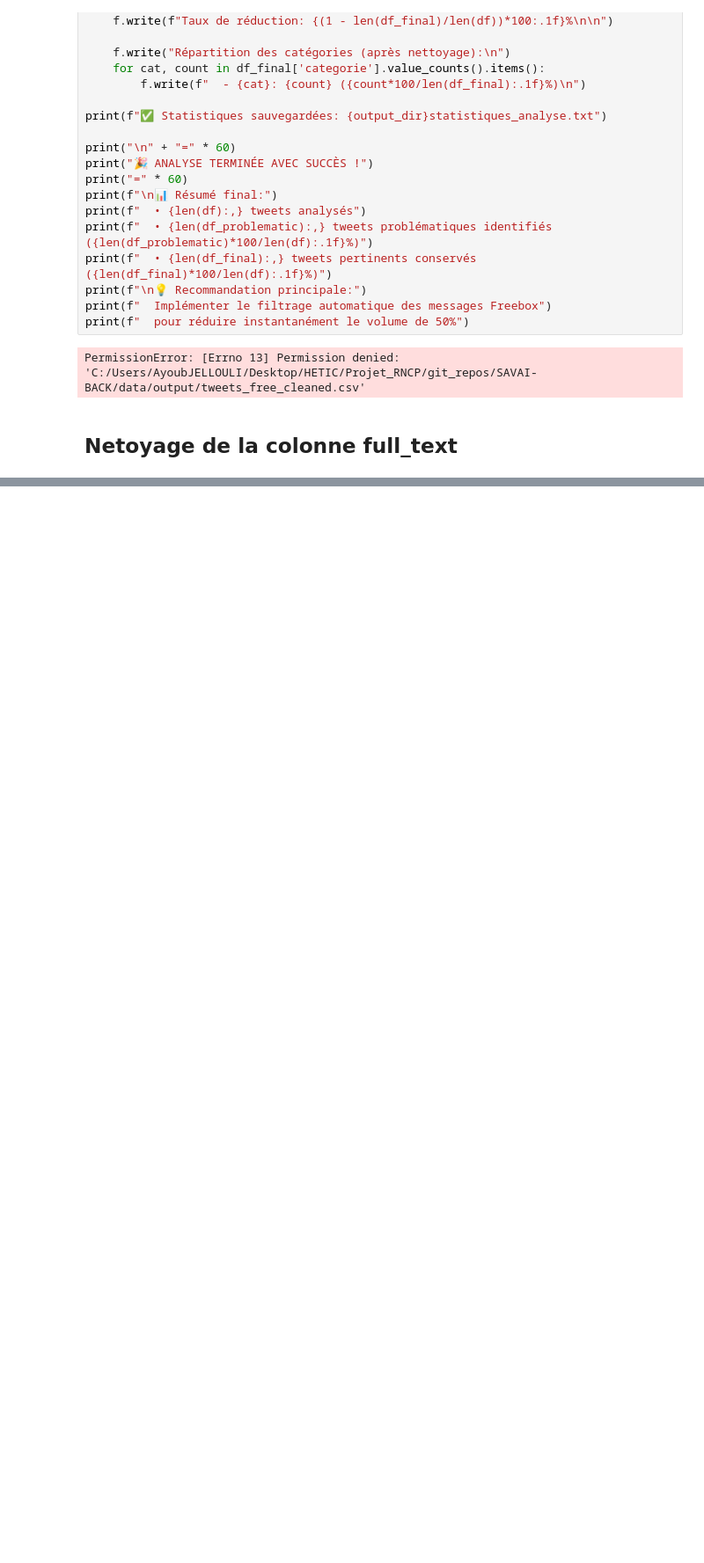
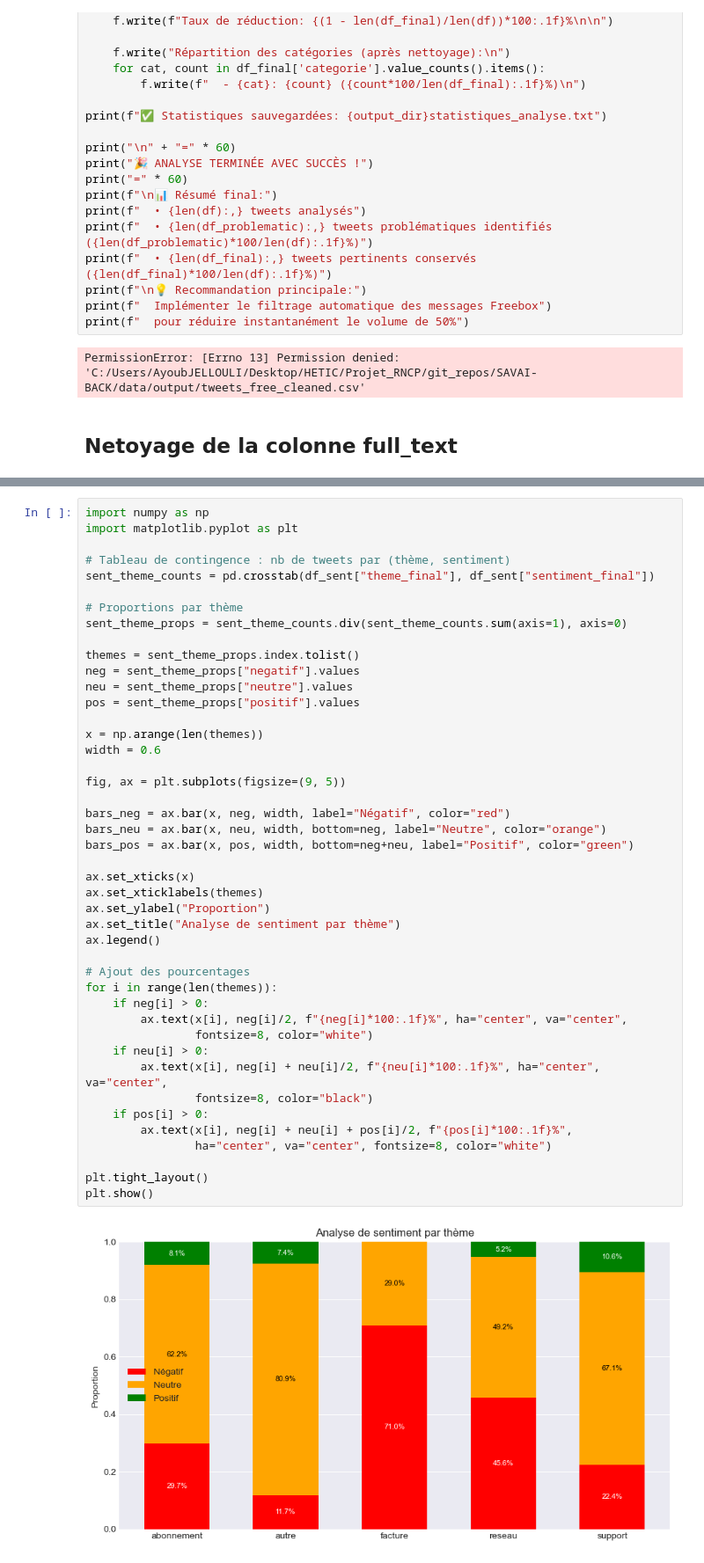
Before and after one commit to Ayoub-J/SAVAI-BACK, a Jupyter notebook: analyse_tweets_free - Copie - Copie.ipynb, the cells around one changed output, grey strips where cells are left out. Shown at 88% size. Cells and saved outputs as stored; diff of their text form; blank space fills up the shorter version.

```diff
--- a/analyse_tweets_free - Copie - Copie.ipynb
+++ b/analyse_tweets_free - Copie - Copie.ipynb
@@ -1281,0 +1747,46 @@ PermissionError: [Errno 13] Permission denied: 'C:/Users/AyoubJELLOULI/Desktop/H
+# %%
+import numpy as np
+import matplotlib.pyplot as plt
+
+# Tableau de contingence : nb de tweets par (thème, sentiment)
+sent_theme_counts = pd.crosstab(df_sent["theme_final"], df_sent["sentiment_final"])
+
+# Proportions par thème
+sent_theme_props = sent_theme_counts.div(sent_theme_counts.sum(axis=1), axis=0)
+
+themes = sent_theme_props.index.tolist()
+neg = sent_theme_props["negatif"].values
+neu = sent_theme_props["neutre"].values
+pos = sent_theme_props["positif"].values
+
+x = np.arange(len(themes))
+width = 0.6
+
+fig, ax = plt.subplots(figsize=(9, 5))
+
+bars_neg = ax.bar(x, neg, width, label="Négatif", color="red")
+bars_neu = ax.bar(x, neu, width, bottom=neg, label="Neutre", color="orange")
+bars_pos = ax.bar(x, pos, width, bottom=neg+neu, label="Positif", color="green")
+
+ax.set_xticks(x)
+ax.set_xticklabels(themes)
+ax.set_ylabel("Proportion")
+ax.set_title("Analyse de sentiment par thème")
+ax.legend()
+
+# Ajout des pourcentages
+for i in range(len(themes)):
+    if neg[i] > 0:
+        ax.text(x[i], neg[i]/2, f"{neg[i]*100:.1f}%", ha="center", va="center",
+                fontsize=8, color="white")
+    if neu[i] > 0:
+        ax.text(x[i], neg[i] + neu[i]/2, f"{neu[i]*100:.1f}%", ha="center", va="center",
+                fontsize=8, color="black")
+    if pos[i] > 0:
+        ax.text(x[i], neg[i] + neu[i] + pos[i]/2, f"{pos[i]*100:.1f}%",
+                ha="center", va="center", fontsize=8, color="white")
+
+plt.tight_layout()
+plt.show()
+# %% [output]
+[figure, added]
```
Also changed, not shown: parts of 10 cells of this notebook, 5 other files.
